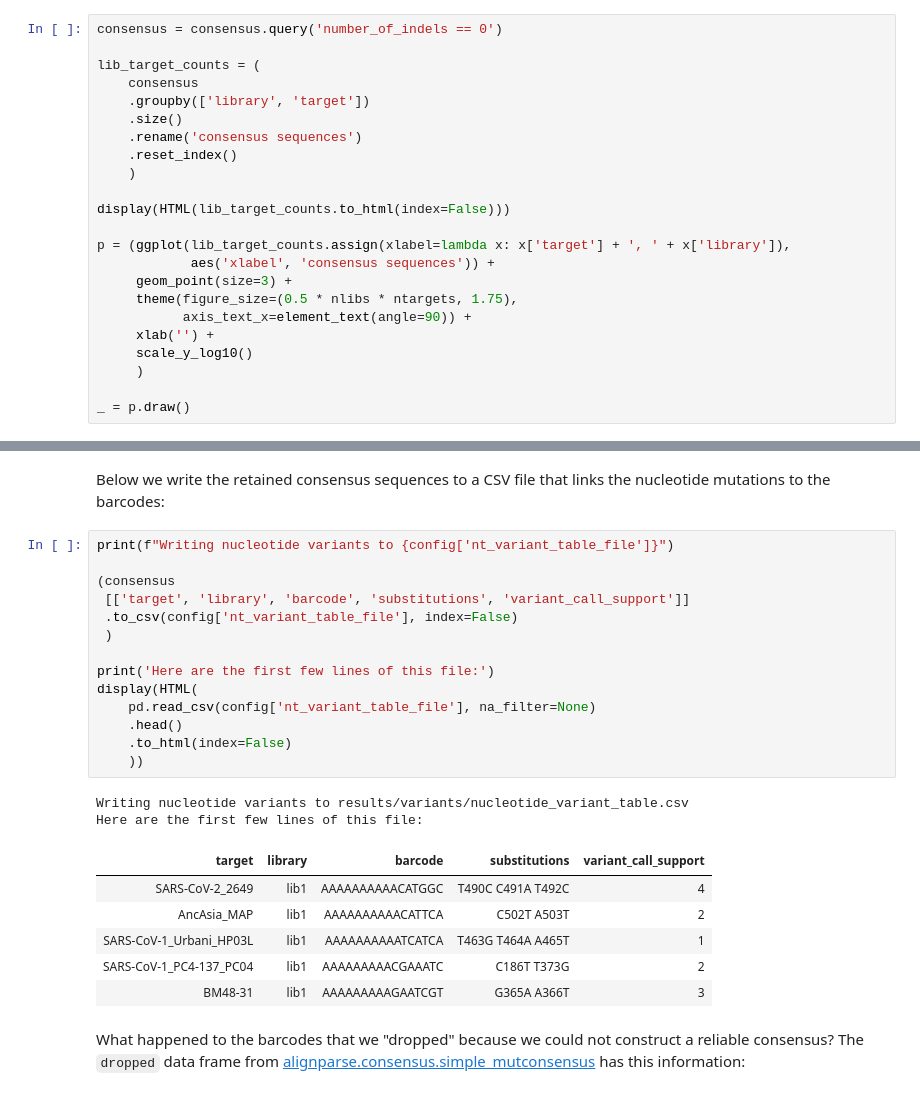
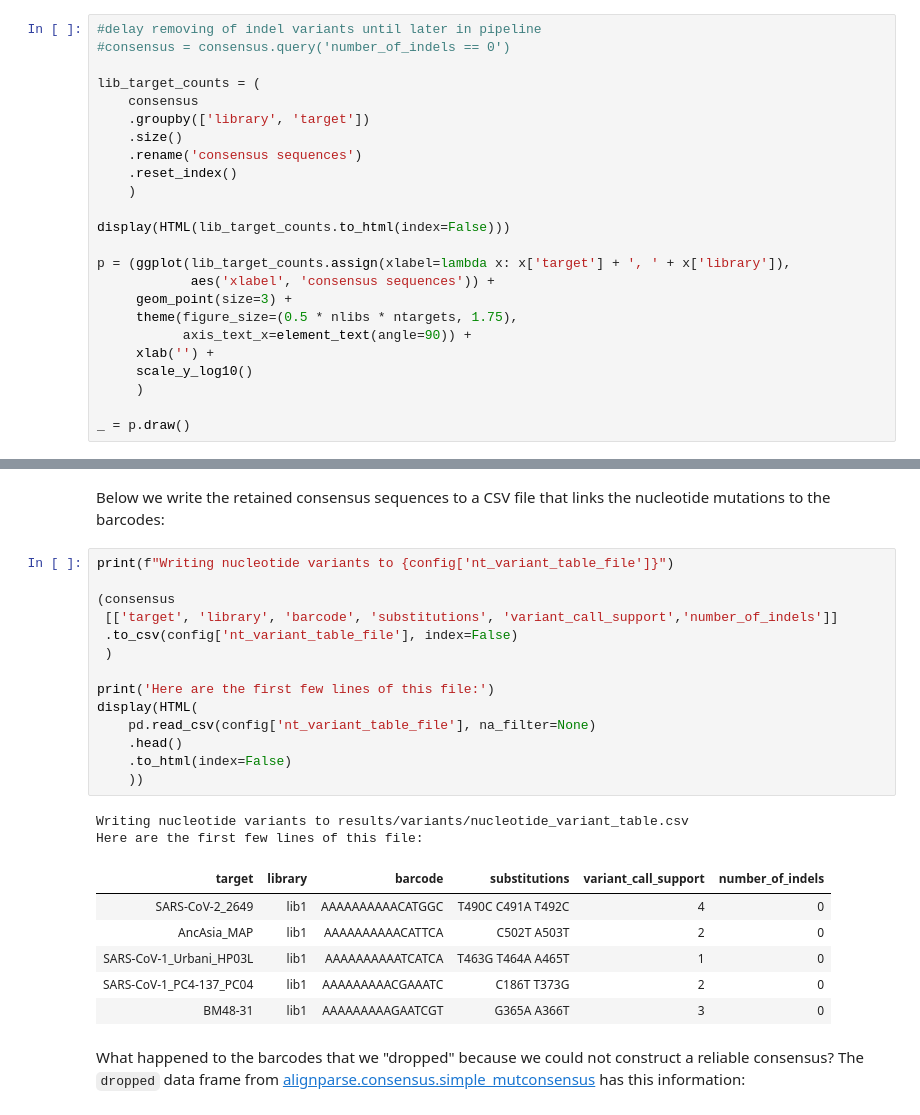
Before and after one commit to jbloomlab/SARSr-CoV_homolog_survey, a Jupyter notebook: process_ccs.ipynb, the cells around one changed output, grey strips where cells are left out. Saved outputs shown, nothing was run; the diff lists cells and outputs as text.

Commit message:
delay purging of indel and unintended mutated targets

```diff
--- a/process_ccs.ipynb
+++ b/process_ccs.ipynb
@@ -762,7 +762,8 @@ We do this for two reasons:
 
 Here are number of valid consensus sequence (no indels) for each library and target:
 # %%
-consensus = consensus.query('number_of_indels == 0')
+#delay removing of indel variants until later in pipeline
+#consensus = consensus.query('number_of_indels == 0')
 
 lib_target_counts = (
     consensus
@@ -943,26 +940,26 @@ Below we write the retained consensus sequences to a CSV file that links the nuc
 # %%
 print(f"Writing nucleotide variants to {config['nt_variant_table_file']}")
 
 (consensus
- [['target', 'library', 'barcode', 'substitutions', 'variant_call_support']]
+ [['target', 'library', 'barcode', 'substitutions', 'variant_call_support','number_of_indels']]
  .to_csv(config['nt_variant_table_file'], index=False)
  )
 
 print('Here are the first few lines of this file:')
 display(HTML(
     pd.read_csv(config['nt_variant_table_file'], na_filter=None)
     .head()
     .to_html(index=False)
     ))
 # %% [output]
 Writing nucleotide variants to results/variants/nucleotide_variant_table.csv
 Here are the first few lines of this file:
-| target | library | barcode | substitutions | variant_call_support |
-| SARS-CoV-2_2649 | lib1 | AAAAAAAAAACATGGC | T490C C491A T492C | 4 |
-| AncAsia_MAP | lib1 | AAAAAAAAAACATTCA | C502T A503T | 2 |
-| SARS-CoV-1_Urbani_HP03L | lib1 | AAAAAAAAAATCATCA | T463G T464A A465T | 1 |
-| SARS-CoV-1_PC4-137_PC04 | lib1 | AAAAAAAAACGAAATC | C186T T373G | 2 |
-| BM48-31 | lib1 | AAAAAAAAAGAATCGT | G365A A366T | 3 |
+| target | library | barcode | substitutions | variant_call_support | number_of_indels |
+| SARS-CoV-2_2649 | lib1 | AAAAAAAAAACATGGC | T490C C491A T492C | 4 | 0 |
+| AncAsia_MAP | lib1 | AAAAAAAAAACATTCA | C502T A503T | 2 | 0 |
+| SARS-CoV-1_Urbani_HP03L | lib1 | AAAAAAAAAATCATCA | T463G T464A A465T | 1 | 0 |
+| SARS-CoV-1_PC4-137_PC04 | lib1 | AAAAAAAAACGAAATC | C186T T373G | 2 | 0 |
+| BM48-31 | lib1 | AAAAAAAAAGAATCGT | G365A A366T | 3 | 0 |
 # %% [markdown]
 What happened to the barcodes that we "dropped" because we could not construct a reliable consensus?
 The `dropped` data frame from [alignparse.consensus.simple_mutconsensus](https://jbloomlab.github.io/alignparse/alignparse.consensus.html?highlight=simple_mutconsensus#alignparse.consensus.simple_mutconsensus) has this information:
```
Also changed, not shown: parts of 5 cells of this notebook, 6 other files.
